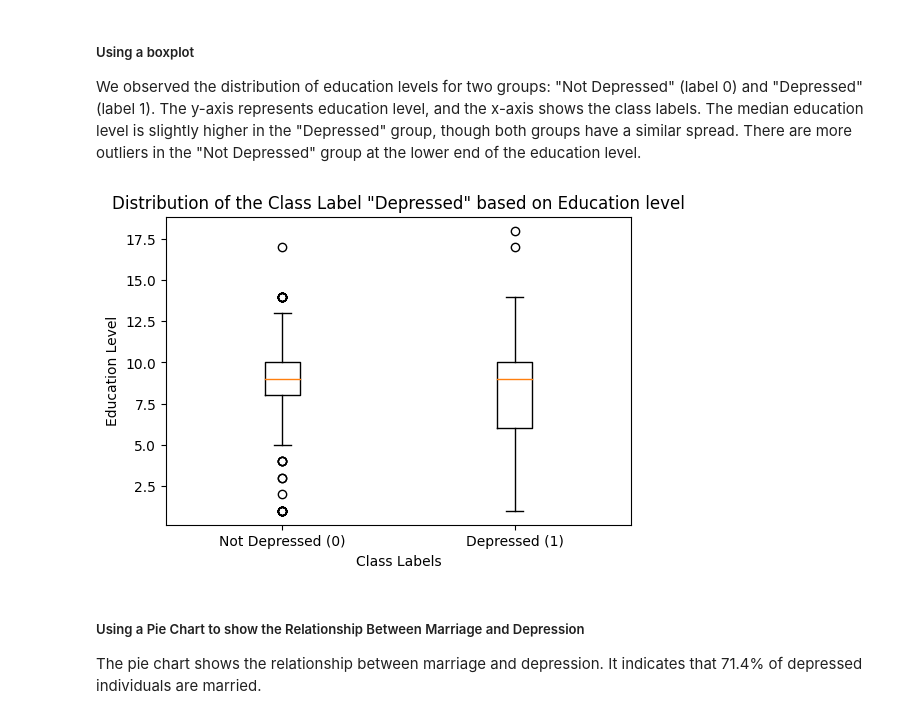
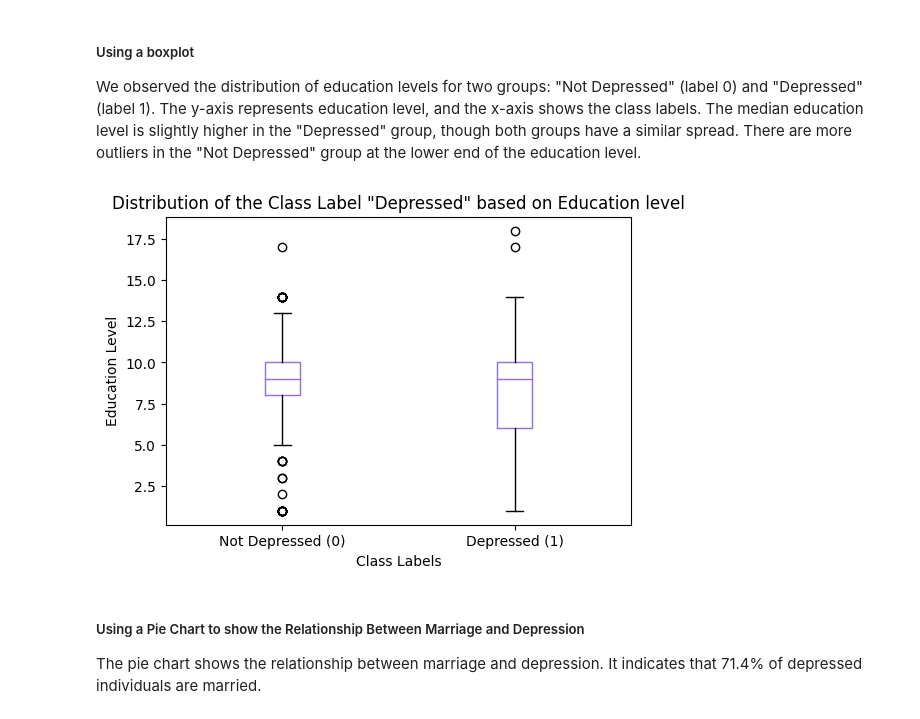
Before and after one commit to deemkj/IT326-project-depression, a Jupyter notebook: Copy_of_Phase_2_notebook_A.ipynb, the cells around one changed output. Saved outputs shown, nothing was run; the diff lists cells and outputs as text; code cells hidden in the pictures.

```diff
--- a/Copy_of_Phase_2_notebook_A.ipynb
+++ b/Copy_of_Phase_2_notebook_A.ipynb
@@ -153,21 +160,19 @@ plt.show()
 ##### Using a boxplot
 We observed the distribution of education levels for two groups: "Not Depressed" (label 0) and "Depressed" (label 1). The y-axis represents education level, and the x-axis shows the class labels. The median education level is slightly higher in the "Depressed" group, though both groups have a similar spread. There are more outliers in the "Not Depressed" group at the lower end of the education level.
 # %%
-import matplotlib.pyplot as plt
 
-# Create the box plot using 'matplotlib'
 plt.figure(figsize=(6, 4))
-plt.boxplot([sample[sample['depressed'] == 0]['education_level'], sample[sample['depressed'] == 1]['education_level']], labels=['Not Depressed (0)', 'Depressed (1)'])
-
-# Add labels and title
+plt.boxplot([sample[sample['depressed'] == 0]['education_level'], sample[sample['depressed'] == 1]['education_level']],
+            labels=['Not Depressed (0)', 'Depressed (1)'],
+            boxprops=dict(color='mediumpurple'),  # Change box color to medium purple
+            medianprops=dict(color='mediumpurple')  # Change median line color to medium purple
+           )
 plt.title('Distribution of the Class Label "Depressed" based on Education level')
 plt.ylabel('Education Level')
 plt.xlabel('Class Labels')
-
-# Show the plot
 plt.show()
 # %% [output]
-[figure, old version]
+[figure, new version]
 # %% [markdown]
 ##### Using a Pie Chart to show the Relationship Between Marriage and Depression
 The pie chart shows the relationship between marriage and depression. It indicates that 71.4% of depressed individuals are married.
```
Also changed, not shown: parts of 17 cells of this notebook.
